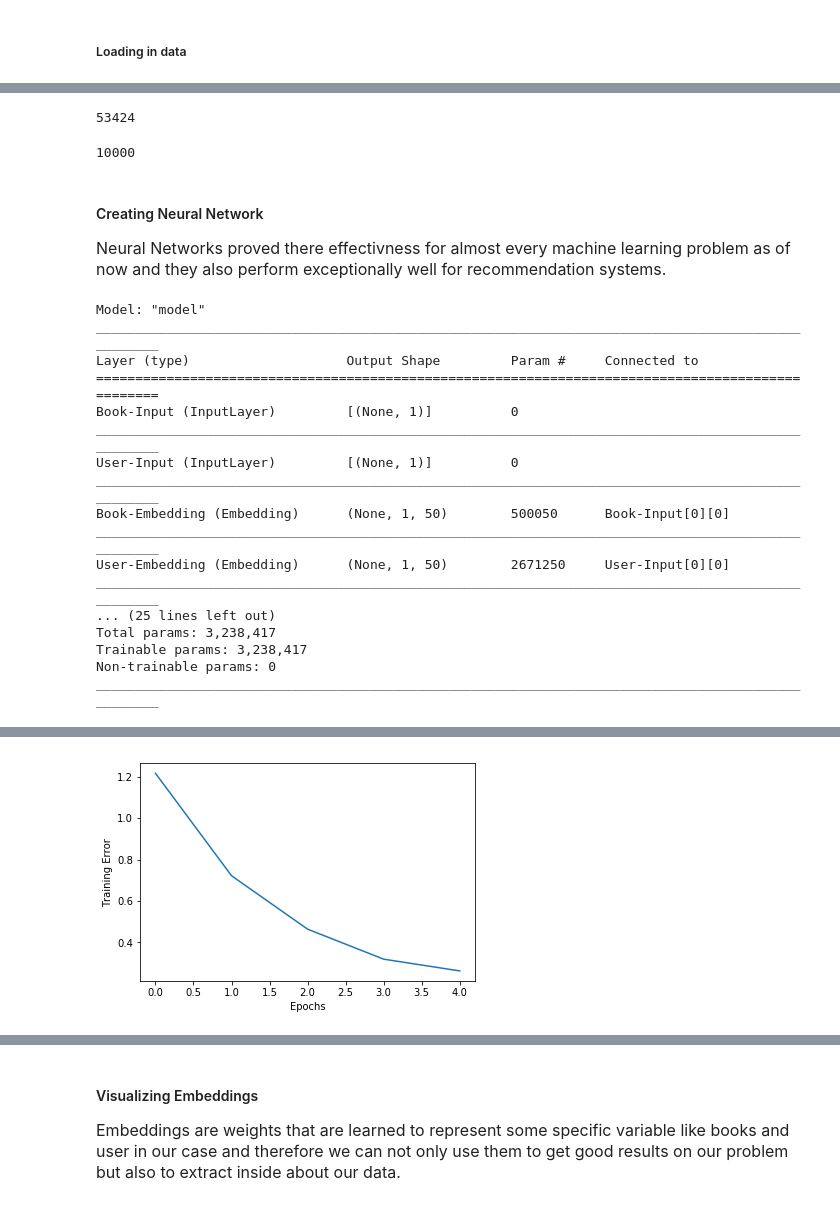
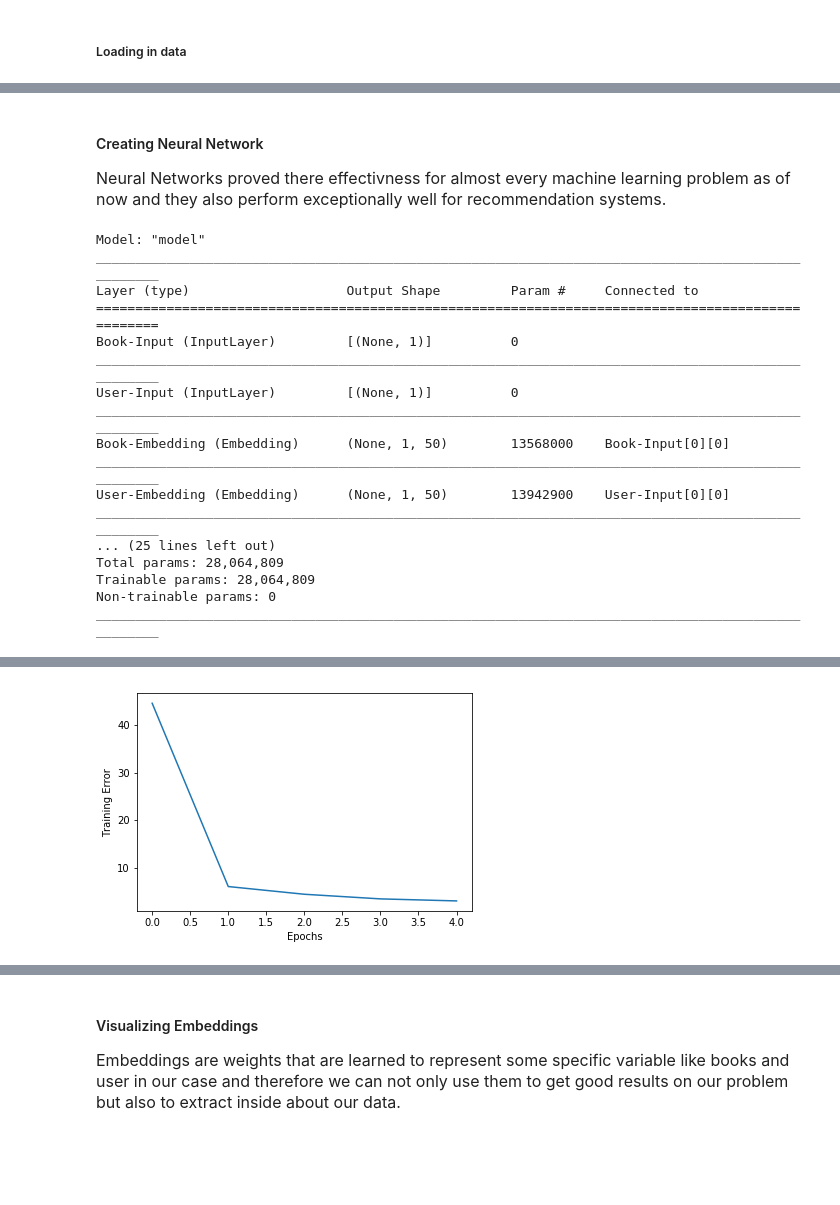
Before and after one commit to kadriansyah/notebook, a Jupyter notebook: recommender-2.ipynb, the cells around one changed output, grey strips where cells are left out. Drawn from its saved outputs; the diff is of its cells as text; code cells hidden in the pictures; blank space fills up the shorter version.

Commit message:
cleanup

```diff
--- a/recommender-2.ipynb
+++ b/recommender-2.ipynb
@@ -43,0 +151,6 @@ train, test = train_test_split(dataset, test_size=0.2, random_state=42)
+# %%
+# do some preprocessing to make sure data quality
+ratings_clean_2 = ratings_clean_1.merge(users, on='user_id', how='left', indicator=True)
+ratings_clean_2 = ratings_clean_2[ratings_clean_2.rating != 0]
+ratings_clean_2 = ratings_clean_2.drop(['_merge'], axis=1)
+ratings_clean_2
@@ -43,0 +177,5 @@ train, test = train_test_split(dataset, test_size=0.2, random_state=42)
+# %%
+user_max_id = users.uid.max()
+book_max_id = books.bid.max()
+print('There are {} distinct users in ratings and the max of uid is {}'.format(num_users, user_max_id))
+print('There are {} distinct books in ratings and the max of bid is {}'.format(num_items, book_max_id))
@@ -43,0 +185,6 @@ train, test = train_test_split(dataset, test_size=0.2, random_state=42)
+# %%
+train, test = train_test_split(ratings_clean_2, test_size=0.2, shuffle=True, random_state=99)
+print('shape of training data set:')
+print(train.shape)
+print('shape of test data set:')
+print(test.shape)
@@ -62,13 +214,3 @@ test.head()
-# %%
-n_users = len(dataset.user_id.unique())
-n_users
-# %% [output]
-53424
-# %%
-n_books = len(dataset.book_id.unique())
-n_books
-# %% [output]
-10000
 # %% [markdown]
 #### Creating Neural Network
 <font size="3">Neural Networks proved there effectivness for almost every machine learning problem as of now and they also perform exceptionally well for recommendation systems.</font>
@@ -79,13 +221,13 @@ bias = 1
 
 # creating book embedding path
 book_input = Input(shape=[1], name="Book-Input")
-book_embedding = Embedding(n_books + 1, dim_embedddings, name="Book-Embedding")(book_input)
-book_bias = Embedding(n_books + 1, bias, name="Book-Bias")(book_input)
+book_embedding = Embedding(book_max_id+1, dim_embedddings, name="Book-Embedding")(book_input)
+book_bias = Embedding(book_max_id+1, bias, name="Book-Bias")(book_input)
 
 # creating user embedding path
 user_input = Input(shape=[1], name="User-Input")
-user_embedding = Embedding(n_users + 1, dim_embedddings, name="User-Embedding")(user_input)
-user_bias = Embedding(n_users + 1, bias, name="User-Bias")(user_input)
+user_embedding = Embedding(user_max_id+1, dim_embedddings, name="User-Embedding")(user_input)
+user_bias = Embedding(user_max_id+1, bias, name="User-Bias")(user_input)
 
 matrix_product = Multiply()([book_embedding, user_embedding])
 matrix_product = Dropout(0.2)(matrix_product)
@@ -114,13 +256,13 @@ Book-Input (InputLayer)         [(None, 1)]          0
 __________________________________________________________________________________________________
 User-Input (InputLayer)         [(None, 1)]          0
 __________________________________________________________________________________________________
-Book-Embedding (Embedding)      (None, 1, 50)        500050      Book-Input[0][0]
+Book-Embedding (Embedding)      (None, 1, 50)        13568000    Book-Input[0][0]
 __________________________________________________________________________________________________
-User-Embedding (Embedding)      (None, 1, 50)        2671250     User-Input[0][0]
+User-Embedding (Embedding)      (None, 1, 50)        13942900    User-Input[0][0]
 __________________________________________________________________________________________________
 ... (25 lines left out)
-Total params: 3,238,417
-Trainable params: 3,238,417
+Total params: 28,064,809
+Trainable params: 28,064,809
 Non-trainable params: 0
 __________________________________________________________________________________________________
 # %%
@@ -147,9 +289,9 @@ else:
         model_mf.compile(optimizer = opt_adam, loss = ['mse'], metrics = ['mean_absolute_error'])
 
         # fit model
-        history_mf = model_mf.fit([train.user_id, train.book_id],
+        history_mf = model_mf.fit([train.uid, train.bid],
                                   train.rating,
-                                  batch_size = 256,
+                                  batch_size = 4096,
                                   validation_split = 0.005,
                                   epochs = 5,
                                   verbose = 1)
@@ -174,3 +316,3 @@ Epoch 5/5
-[figure, old version]
+[figure, new version]
 # %%
 with tf.device('/device:CPU:0'):
```
Also changed, not shown: parts of 34 cells of this notebook.
